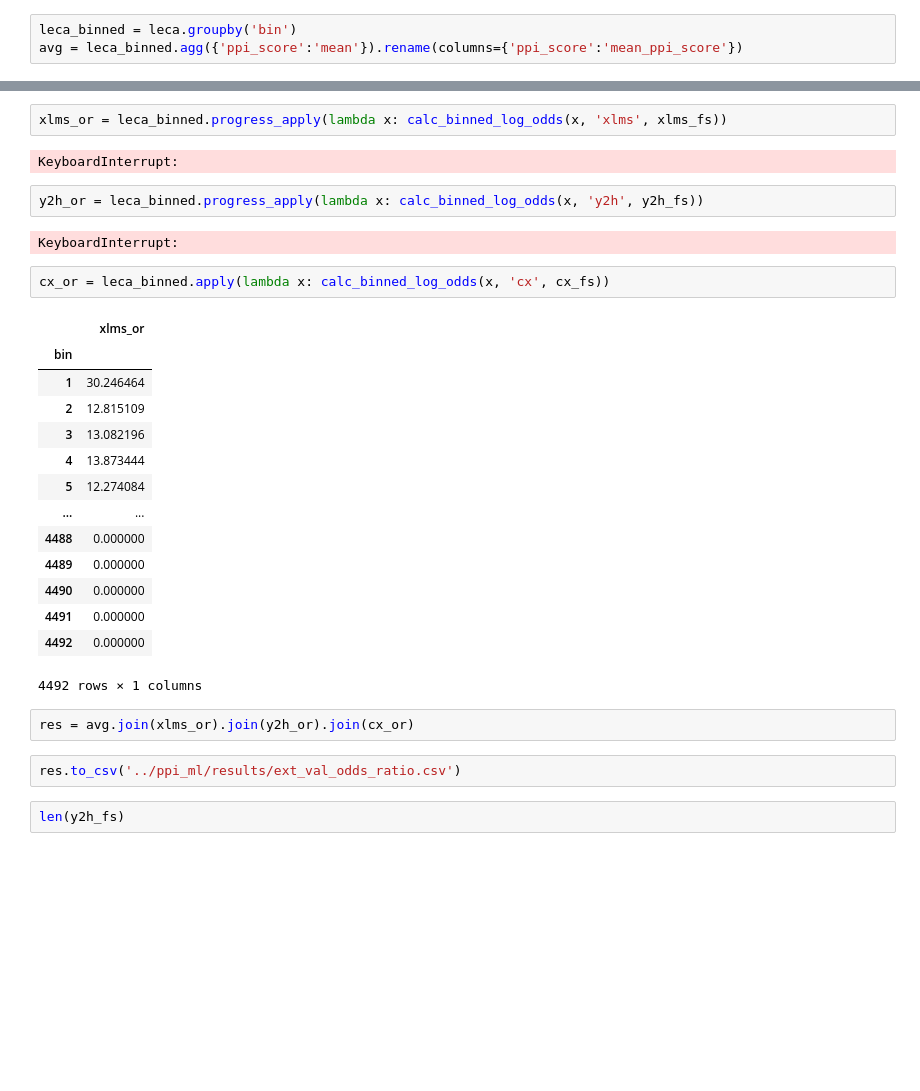
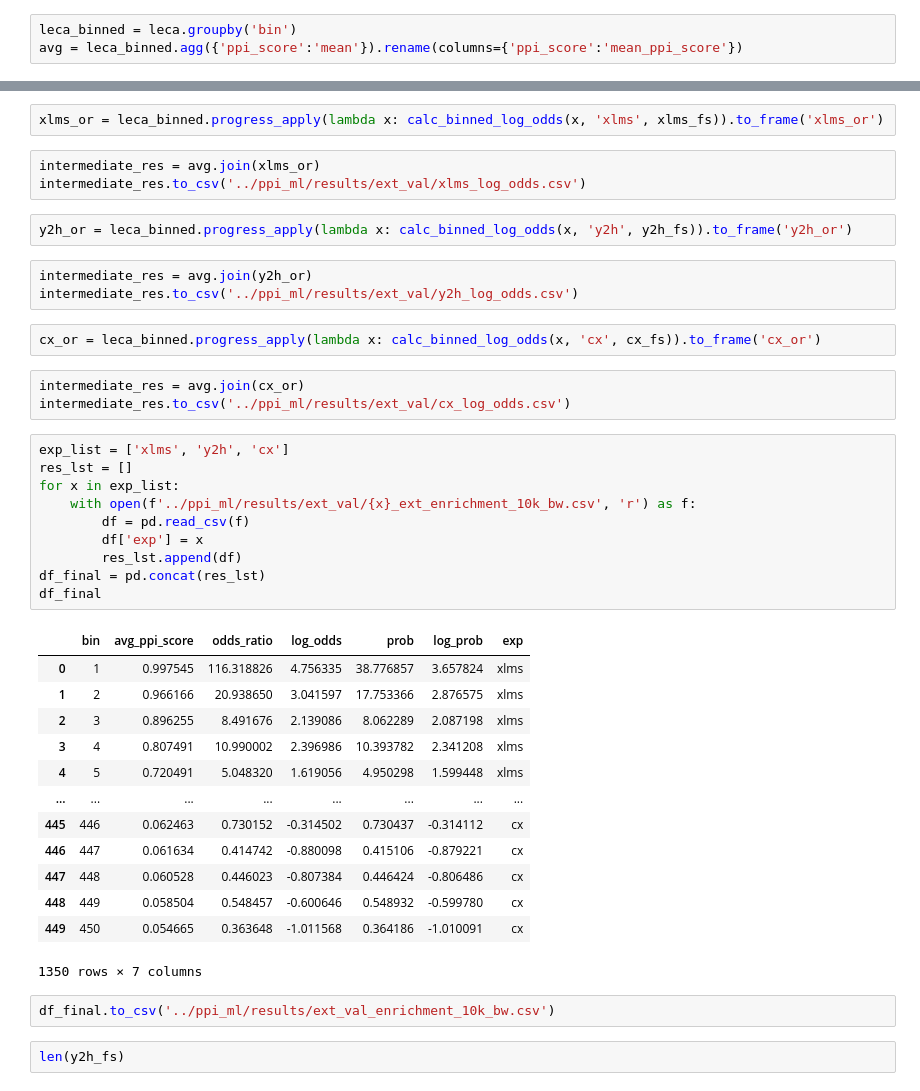
Before and after one commit to marcottelab/leca-proteomics, a Jupyter notebook: notebooks/map_validation_eggnog.ipynb, the cells around one changed output, grey strips where cells are left out. Drawn from its saved outputs; the diff is of its cells as text; blank space fills up the shorter version.

Commit message:
add script for calculating enrichment for external dataset PPIs

```diff
--- a/notebooks/map_validation_eggnog.ipynb
+++ b/notebooks/map_validation_eggnog.ipynb
@@ -468,32 +488,44 @@ avg = leca_binned.agg({'ppi_score':'mean'}).rename(columns={'ppi_score':'mean_pp
 # %%
-xlms_or = leca_binned.progress_apply(lambda x: calc_binned_log_odds(x, 'xlms', xlms_fs))
+xlms_or = leca_binned.progress_apply(lambda x: calc_binned_log_odds(x, 'xlms', xlms_fs)).to_frame('xlms_or')
-# %% [output]
-KeyboardInterrupt:
+# %%
+intermediate_res = avg.join(xlms_or)
+intermediate_res.to_csv('../ppi_ml/results/ext_val/xlms_log_odds.csv')
 # %%
-y2h_or = leca_binned.progress_apply(lambda x: calc_binned_log_odds(x, 'y2h', y2h_fs))
+y2h_or = leca_binned.progress_apply(lambda x: calc_binned_log_odds(x, 'y2h', y2h_fs)).to_frame('y2h_or')
-# %% [output]
-KeyboardInterrupt:
+# %%
+intermediate_res = avg.join(y2h_or)
+intermediate_res.to_csv('../ppi_ml/results/ext_val/y2h_log_odds.csv')
 # %%
-cx_or = leca_binned.apply(lambda x: calc_binned_log_odds(x, 'cx', cx_fs))
+cx_or = leca_binned.progress_apply(lambda x: calc_binned_log_odds(x, 'cx', cx_fs)).to_frame('cx_or')
-# %% [output]
-|  | xlms_or |
-| bin |  |
-| 1 | 30.246464 |
-| 2 | 12.815109 |
-| 3 | 13.082196 |
-| 4 | 13.873444 |
-| 5 | 12.274084 |
-| ... | ... |
-| 4488 | 0.000000 |
-| 4489 | 0.000000 |
-| 4490 | 0.000000 |
-| 4491 | 0.000000 |
-| 4492 | 0.000000 |
-4492 rows × 1 columns
+# %%
+intermediate_res = avg.join(cx_or)
+intermediate_res.to_csv('../ppi_ml/results/ext_val/cx_log_odds.csv')
 # %%
-res = avg.join(xlms_or).join(y2h_or).join(cx_or)
+exp_list = ['xlms', 'y2h', 'cx']
+res_lst = []
+for x in exp_list:
+    with open(f'../ppi_ml/results/ext_val/{x}_ext_enrichment_10k_bw.csv', 'r') as f:
+        df = pd.read_csv(f)
+        df['exp'] = x
+        res_lst.append(df)
+df_final = pd.concat(res_lst)
+df_final
+# %% [output]
+|  | bin | avg_ppi_score | odds_ratio | log_odds | prob | log_prob | exp |
+| 0 | 1 | 0.997545 | 116.318826 | 4.756335 | 38.776857 | 3.657824 | xlms |
+| 1 | 2 | 0.966166 | 20.938650 | 3.041597 | 17.753366 | 2.876575 | xlms |
+| 2 | 3 | 0.896255 | 8.491676 | 2.139086 | 8.062289 | 2.087198 | xlms |
+| 3 | 4 | 0.807491 | 10.990002 | 2.396986 | 10.393782 | 2.341208 | xlms |
+| 4 | 5 | 0.720491 | 5.048320 | 1.619056 | 4.950298 | 1.599448 | xlms |
+| ... | ... | ... | ... | ... | ... | ... | ... |
+| 445 | 446 | 0.062463 | 0.730152 | -0.314502 | 0.730437 | -0.314112 | cx |
+| 446 | 447 | 0.061634 | 0.414742 | -0.880098 | 0.415106 | -0.879221 | cx |
+| 447 | 448 | 0.060528 | 0.446023 | -0.807384 | 0.446424 | -0.806486 | cx |
+| 448 | 449 | 0.058504 | 0.548457 | -0.600646 | 0.548932 | -0.599780 | cx |
+| 449 | 450 | 0.054665 | 0.363648 | -1.011568 | 0.364186 | -1.010091 | cx |
+1350 rows × 7 columns
 # %%
-res.to_csv('../ppi_ml/results/ext_val_odds_ratio.csv')
+df_final.to_csv('../ppi_ml/results/ext_val_enrichment_10k_bw.csv')
 # %%
 len(y2h_fs)
 # %% [output]
```
Also changed, not shown: parts of 12 cells of this notebook, 2 other files.
